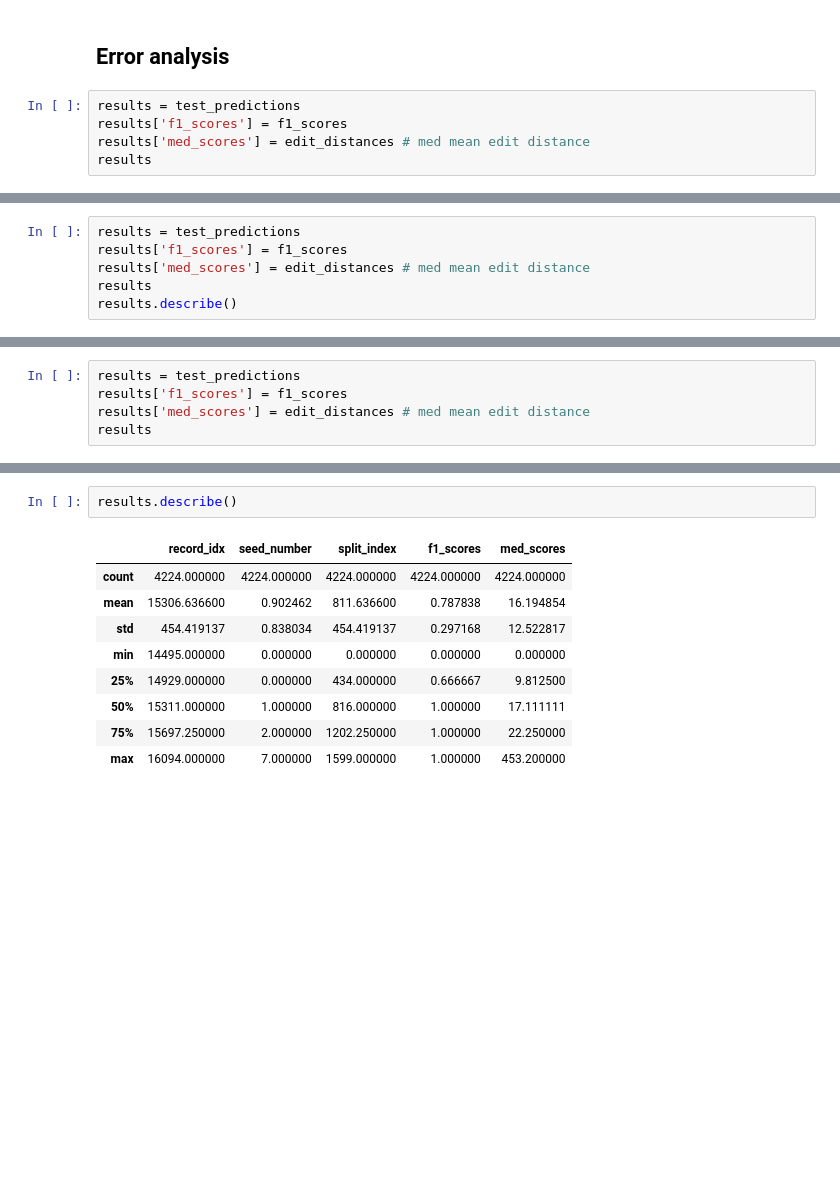
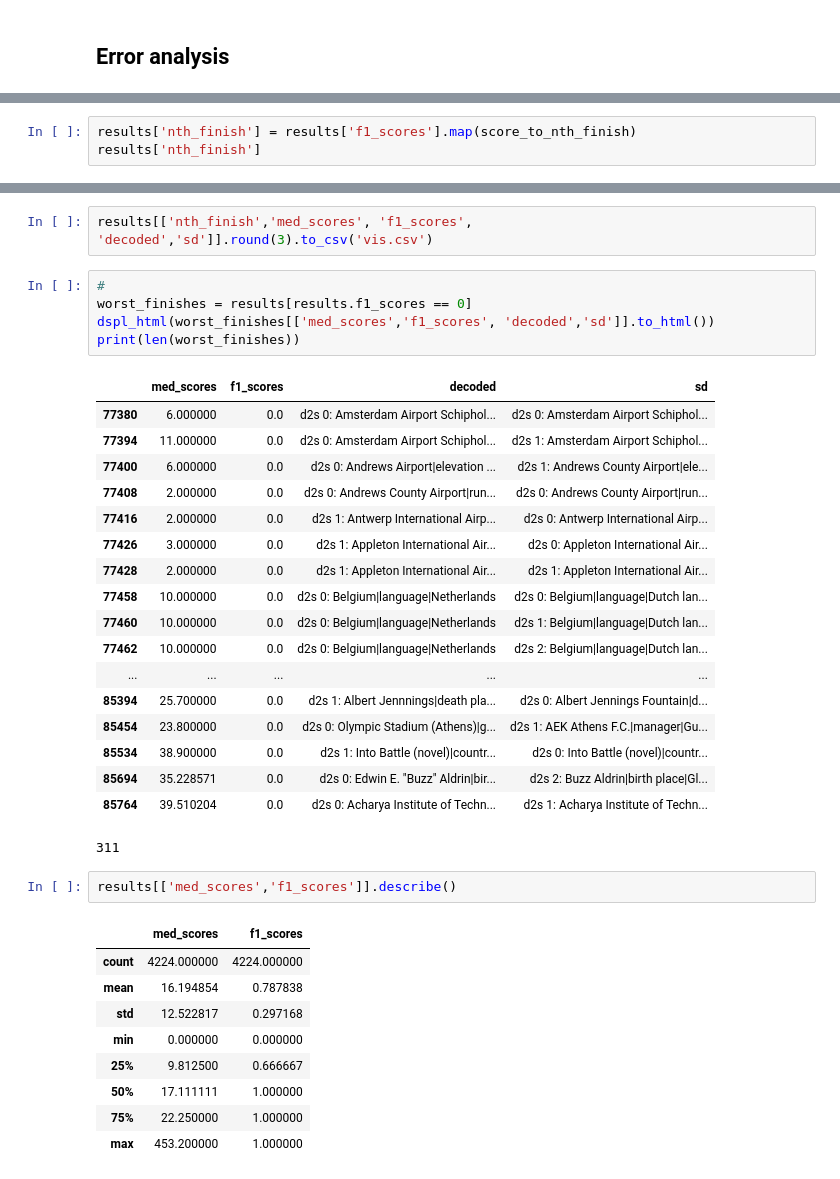
Before and after one commit to rvente/nlgs-research, a Jupyter notebook: pipeline/scores/mt-t5-small-5/analysis_mt.ipynb, the cells around one changed output, grey strips where cells are left out. Drawn from its saved outputs; the diff is of its cells as text; blank space fills up the shorter version.

```diff
--- a/pipeline/scores/mt-t5-small-5/analysis_mt.ipynb
+++ b/pipeline/scores/mt-t5-small-5/analysis_mt.ipynb
@@ -947,8 +461,3 @@ seq(score_to_nth_finish.items()).to_pandas()
  of the distribution of errors. Later we'll plot a histogram anyway.
 # %% [markdown]
  ## Error analysis
-# %%
-results = test_predictions
-results['f1_scores'] = f1_scores
-results['med_scores'] = edit_distances # med mean edit distance
-results
@@ -979,6 +463,0 @@ See the caveats in the documentation: https://pandas.pydata.org/pandas-docs/stab
-# %%
-results = test_predictions
-results['f1_scores'] = f1_scores
-results['med_scores'] = edit_distances # med mean edit distance
-results
-results.describe()
@@ -1005,5 +463,0 @@ See the caveats in the documentation: https://pandas.pydata.org/pandas-docs/stab
-# %%
-results = test_predictions
-results['f1_scores'] = f1_scores
-results['med_scores'] = edit_distances # med mean edit distance
-results
@@ -1033,0 +464,3 @@ See the caveats in the documentation: https://pandas.pydata.org/pandas-docs/stab
+# %%
+results['nth_finish'] = results['f1_scores'].map(score_to_nth_finish)
+results['nth_finish']
@@ -1034,12 +485,38 @@ See the caveats in the documentation: https://pandas.pydata.org/pandas-docs/stab
+# %%
+results[['nth_finish','med_scores', 'f1_scores', 'decoded','sd']].round(3).to_csv('vis.csv')
+# %%
+#
+worst_finishes = results[results.f1_scores == 0]
+dspl_html(worst_finishes[['med_scores','f1_scores', 'decoded','sd']].to_html())
+print(len(worst_finishes))
+# %% [output]
+|  | med_scores | f1_scores | decoded | sd |
+| 77380 | 6.000000 | 0.0 | d2s 0: Amsterdam Airport Schiphol... | d2s 0: Amsterdam Airport Schiphol... |
+| 77394 | 11.000000 | 0.0 | d2s 0: Amsterdam Airport Schiphol... | d2s 1: Amsterdam Airport Schiphol... |
+| 77400 | 6.000000 | 0.0 | d2s 0: Andrews Airport|elevation ... | d2s 1: Andrews County Airport|ele... |
+| 77408 | 2.000000 | 0.0 | d2s 0: Andrews County Airport|run... | d2s 0: Andrews County Airport|run... |
+| 77416 | 2.000000 | 0.0 | d2s 1: Antwerp International Airp... | d2s 0: Antwerp International Airp... |
+| 77426 | 3.000000 | 0.0 | d2s 1: Appleton International Air... | d2s 0: Appleton International Air... |
+| 77428 | 2.000000 | 0.0 | d2s 1: Appleton International Air... | d2s 1: Appleton International Air... |
+| 77458 | 10.000000 | 0.0 | d2s 0: Belgium|language|Netherlands | d2s 0: Belgium|language|Dutch lan... |
+| 77460 | 10.000000 | 0.0 | d2s 0: Belgium|language|Netherlands | d2s 1: Belgium|language|Dutch lan... |
+| 77462 | 10.000000 | 0.0 | d2s 0: Belgium|language|Netherlands | d2s 2: Belgium|language|Dutch lan... |
+| ... | ... | ... | ... | ... |
+| 85394 | 25.700000 | 0.0 | d2s 1: Albert Jennnings|death pla... | d2s 0: Albert Jennings Fountain|d... |
+| 85454 | 23.800000 | 0.0 | d2s 0: Olympic Stadium (Athens)|g... | d2s 1: AEK Athens F.C.|manager|Gu... |
+| 85534 | 38.900000 | 0.0 | d2s 1: Into Battle (novel)|countr... | d2s 0: Into Battle (novel)|countr... |
+| 85694 | 35.228571 | 0.0 | d2s 0: Edwin E. "Buzz" Aldrin|bir... | d2s 2: Buzz Aldrin|birth place|Gl... |
+| 85764 | 39.510204 | 0.0 | d2s 0: Acharya Institute of Techn... | d2s 1: Acharya Institute of Techn... |
+311
 # %%
-results.describe()
+results[['med_scores','f1_scores']].describe()
 # %% [output]
-|  | record_idx | seed_number | split_index | f1_scores | med_scores |
-| count | 4224.000000 | 4224.000000 | 4224.000000 | 4224.000000 | 4224.000000 |
-| mean | 15306.636600 | 0.902462 | 811.636600 | 0.787838 | 16.194854 |
-| std | 454.419137 | 0.838034 | 454.419137 | 0.297168 | 12.522817 |
-| min | 14495.000000 | 0.000000 | 0.000000 | 0.000000 | 0.000000 |
-| 25% | 14929.000000 | 0.000000 | 434.000000 | 0.666667 | 9.812500 |
-| 50% | 15311.000000 | 1.000000 | 816.000000 | 1.000000 | 17.111111 |
-| 75% | 15697.250000 | 2.000000 | 1202.250000 | 1.000000 | 22.250000 |
-| max | 16094.000000 | 7.000000 | 1599.000000 | 1.000000 | 453.200000 |
+|  | med_scores | f1_scores |
+| count | 4224.000000 | 4224.000000 |
+| mean | 16.194854 | 0.787838 |
+| std | 12.522817 | 0.297168 |
+| min | 0.000000 | 0.000000 |
+| 25% | 9.812500 | 0.666667 |
+| 50% | 17.111111 | 1.000000 |
+| 75% | 22.250000 | 1.000000 |
+| max | 453.200000 | 1.000000 |
```
Also changed, not shown: parts of 74 cells of this notebook, 13 other files.
